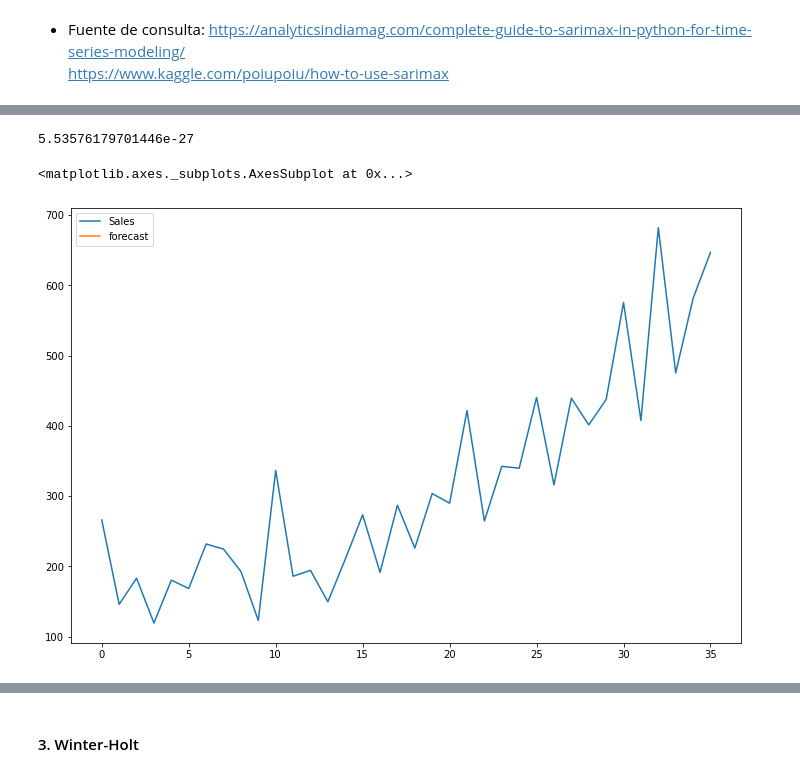
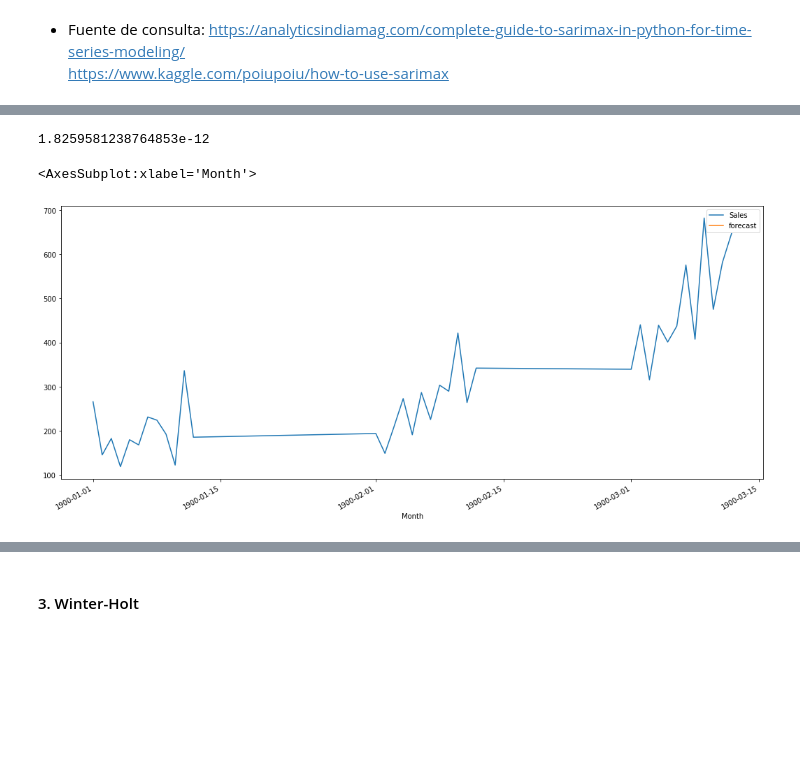
Before and after one commit to CamilaGO/Lab7-ds, a Jupyter notebook: Laboratorio 7 - Shampoo.ipynb, the cells around one changed output, grey strips where cells are left out. Cells and saved outputs as stored; diff of their text form; code cells hidden in the pictures; blank space fills up the shorter version.

```diff
--- a/Laboratorio 7 - Shampoo.ipynb
+++ b/Laboratorio 7 - Shampoo.ipynb
@@ -28,2 +41,4 @@ memory usage: 704.0+ bytes
+# %%
+df_1['Month'] = df_1['Month'].apply(lambda x: datetime.datetime.strptime(x, '%m-%d') if type(x)==str else np.NaN)
 # %%
 df_1.index = pd.to_datetime(df_1['Month'])
@@ -116,16 +172,17 @@ ValueError: Length of endogenous variable must be larger the the number of lags
 # %%
 #Mean Square Error
 sarimax.mse
+sqrt(sarimax.mse)
 # %% [output]
-5.53576179701446e-27
+1.8259581238764853e-12
 # %%
 import statsmodels.api as sm
-model=sm.tsa.statespace.SARIMAX(df_1['Sales'],order=(1, 1, 1),seasonal_order=(1,1,1,12))
-results=model.fit()
-df_1['forecast']=results.predict(start=90,end=103,dynamic=True)
-df_1[['Sales','forecast']].plot(figsize=(12,8))
+model = sm.tsa.statespace.SARIMAX(df_1['Sales'], order=(1, 1, 1), seasonal_order=(1,1,1,12))
+results = model.fit()
+df_1['forecast'] = results.predict(start=35, end=40, dynamic=True)
+df_1[['Sales','forecast']].plot(figsize=(18,8))
 # %% [output]
-<matplotlib.axes._subplots.AxesSubplot at 0x...>
+<AxesSubplot:xlabel='Month'>
-[figure, old version]
+[figure, new version]
 # %%
 from pandas.tseries.offsets import DateOffset
```
Also changed, not shown: parts of 34 cells of this notebook, 4 other files.
